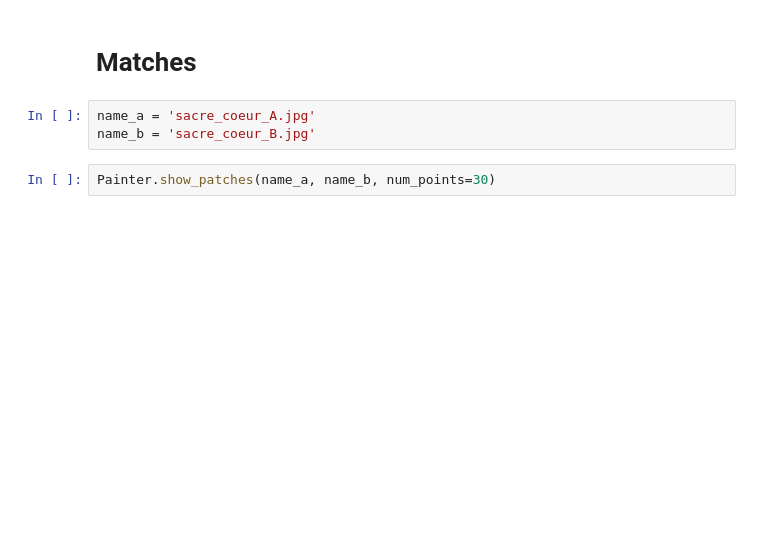
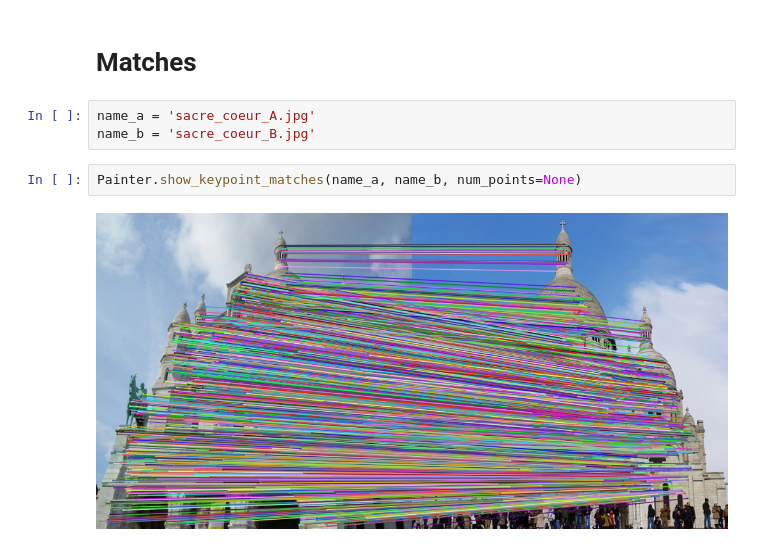
Before and after one commit to pranav-ap/keypoint_dataset_pipeline, a Jupyter notebook: playground.ipynb, the cells around one changed output. Saved outputs shown, nothing was run; the diff lists cells and outputs as text; blank space fills up the shorter version.

```diff
--- a/playground.ipynb
+++ b/playground.ipynb
@@ -14,5 +17,7 @@ Painter.show_patches(name)
 name_a = 'sacre_coeur_A.jpg'
 name_b = 'sacre_coeur_B.jpg'
 # %%
-Painter.show_patches(name_a, name_b, num_points=30)
+Painter.show_keypoint_matches(name_a, name_b, num_points=None)
+# %% [output]
+[figure, added]
 # %%
```
Also changed, not shown: parts of 4 cells of this notebook, 12 other files.
